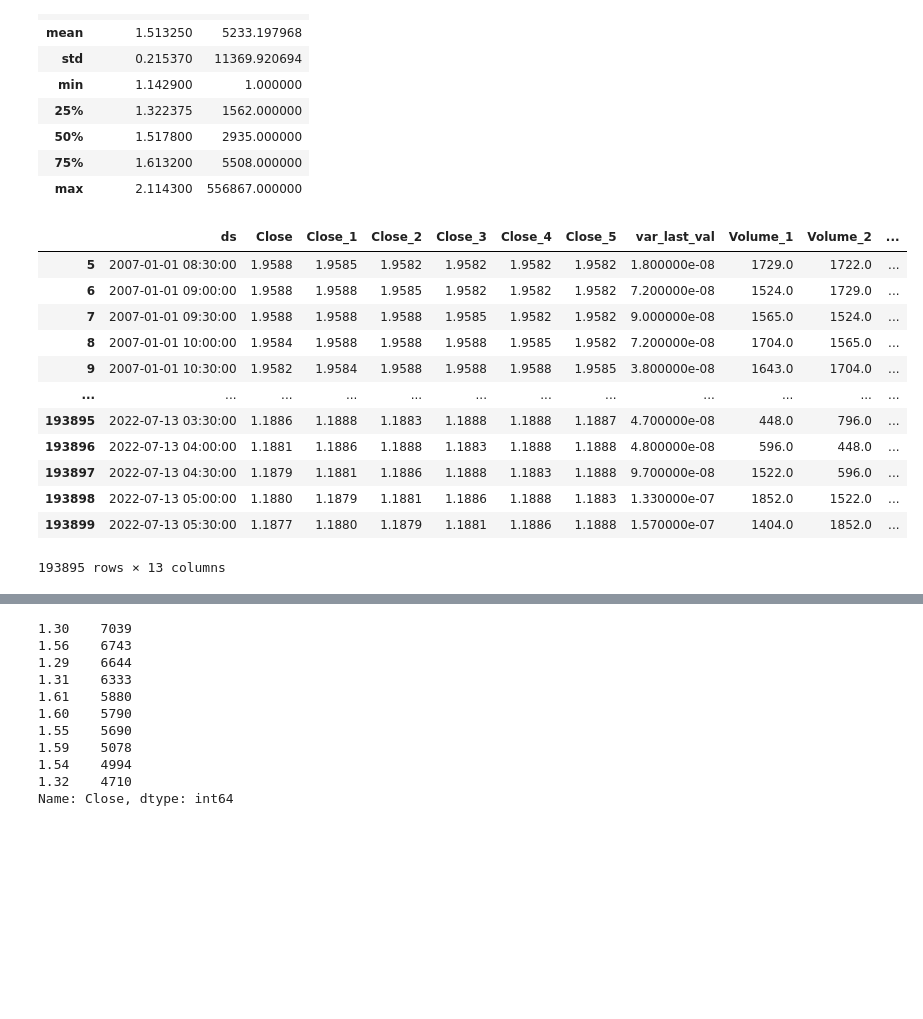
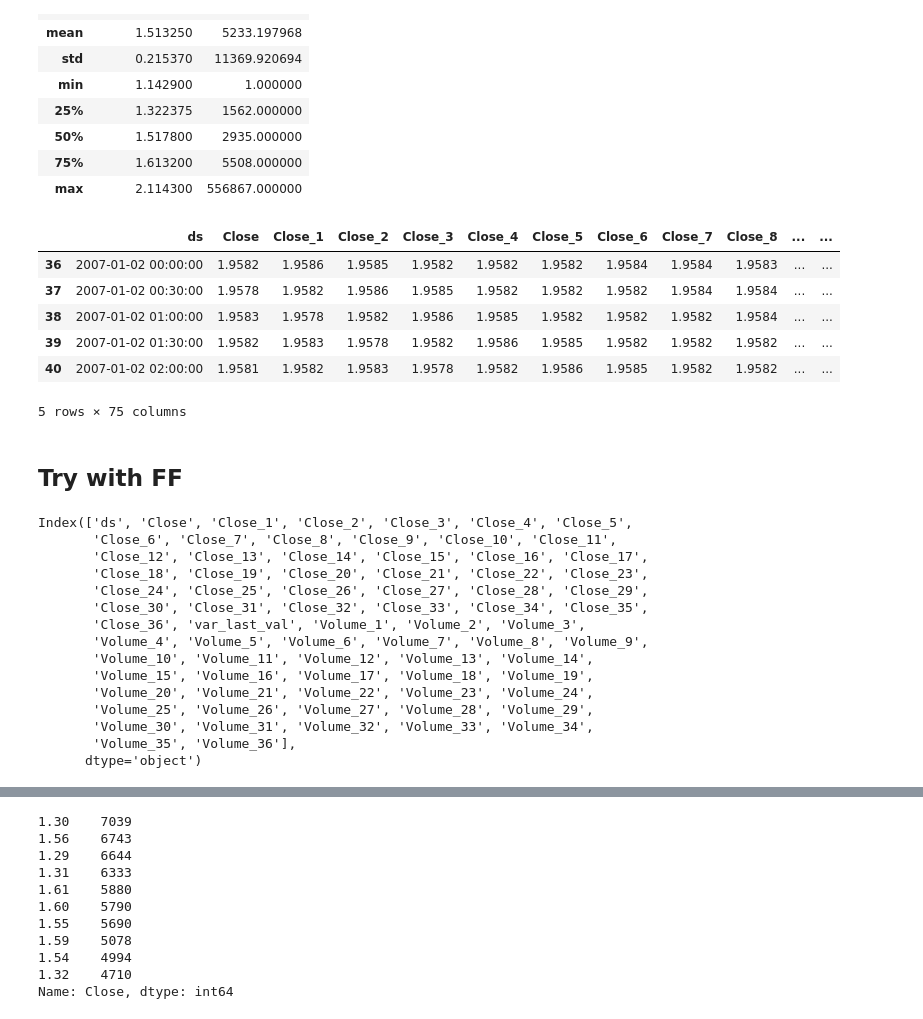
Before and after one commit to an3iitho/Artik-47, a Jupyter notebook: artik_main.ipynb, the cells around one changed output, grey strips where cells are left out. Cells and saved outputs as stored; diff of their text form; code cells hidden in the pictures; blank space fills up the shorter version.

Commit message:
Until calculate_pnl

```diff
--- a/artik_main.ipynb
+++ b/artik_main.ipynb
@@ -51,0 +440,4 @@ PATH_RESULTS = f'~\\Documents\\Artik_47\\Artik-47\\results\\'
+# %%
+# Comprobar si hay algún valor no numérico en las columnas
+for column in ['Close', 'tenkan_sen', 'kijun_sen', 'senkou_span_a', 'senkou_span_b']:
+    print(df_ichi[pd.to_numeric(df[column], errors='coerce').isnull()])
@@ -51,0 +448,3 @@ PATH_RESULTS = f'~\\Documents\\Artik_47\\Artik-47\\results\\'
+# %%
+df = get_data()
+df
@@ -51,0 +565,3 @@ PATH_RESULTS = f'~\\Documents\\Artik_47\\Artik-47\\results\\'
+# %%
+df_ichi = calculate_ichimoku(df)
+df_ichi
@@ -51,0 +661,4 @@ PATH_RESULTS = f'~\\Documents\\Artik_47\\Artik-47\\results\\'
+# %%
+# Comprobar si hay algún valor no numérico en las columnas
+for column in ['Close', 'tenkan_sen', 'kijun_sen', 'senkou_span_a', 'senkou_span_b']:
+    print(df_ichi[pd.to_numeric(df[column], errors='coerce').isnull()])
@@ -103,32 +734,46 @@ def shift_col(df, col_name, n):
 # %%
 df = gbpusd.copy()
 df = df.rename(columns={'Time':'ds'})
 
 #Shift last x values
-last_x = 6
+last_x = 37
 
 df, list_shift = shift_col(df, 'Close', last_x)
 
 #Variance of shift values
 df['var_last_val'] = df[list_shift].var(axis=1)
 
 #Shift volume because is impossible to have on time
 df, _ = shift_col(df, 'Volume', last_x)
 df = df.drop(columns=['Volume'])
 
 df = df.dropna()
-df#.iloc[:,2:].values
+df.head()#.iloc[:,2:].values
 # %% [output]
-|  | ds | Close | Close_1 | Close_2 | Close_3 | Close_4 | Close_5 | var_last_val | Volume_1 | Volume_2 | ... |
-| 5 | 2007-01-01 08:30:00 | 1.9588 | 1.9585 | 1.9582 | 1.9582 | 1.9582 | 1.9582 | 1.800000e-08 | 1729.0 | 1722.0 | ... |
-| 6 | 2007-01-01 09:00:00 | 1.9588 | 1.9588 | 1.9585 | 1.9582 | 1.9582 | 1.9582 | 7.200000e-08 | 1524.0 | 1729.0 | ... |
-| 7 | 2007-01-01 09:30:00 | 1.9588 | 1.9588 | 1.9588 | 1.9585 | 1.9582 | 1.9582 | 9.000000e-08 | 1565.0 | 1524.0 | ... |
-| 8 | 2007-01-01 10:00:00 | 1.9584 | 1.9588 | 1.9588 | 1.9588 | 1.9585 | 1.9582 | 7.200000e-08 | 1704.0 | 1565.0 | ... |
-| 9 | 2007-01-01 10:30:00 | 1.9582 | 1.9584 | 1.9588 | 1.9588 | 1.9588 | 1.9585 | 3.800000e-08 | 1643.0 | 1704.0 | ... |
-| ... | ... | ... | ... | ... | ... | ... | ... | ... | ... | ... | ... |
-| 193895 | 2022-07-13 03:30:00 | 1.1886 | 1.1888 | 1.1883 | 1.1888 | 1.1888 | 1.1887 | 4.700000e-08 | 448.0 | 796.0 | ... |
-| 193896 | 2022-07-13 04:00:00 | 1.1881 | 1.1886 | 1.1888 | 1.1883 | 1.1888 | 1.1888 | 4.800000e-08 | 596.0 | 448.0 | ... |
-| 193897 | 2022-07-13 04:30:00 | 1.1879 | 1.1881 | 1.1886 | 1.1888 | 1.1883 | 1.1888 | 9.700000e-08 | 1522.0 | 596.0 | ... |
-| 193898 | 2022-07-13 05:00:00 | 1.1880 | 1.1879 | 1.1881 | 1.1886 | 1.1888 | 1.1883 | 1.330000e-07 | 1852.0 | 1522.0 | ... |
-| 193899 | 2022-07-13 05:30:00 | 1.1877 | 1.1880 | 1.1879 | 1.1881 | 1.1886 | 1.1888 | 1.570000e-07 | 1404.0 | 1852.0 | ... |
+|  | ds | Close | Close_1 | Close_2 | Close_3 | Close_4 | Close_5 | Close_6 | Close_7 | Close_8 | ... | ... |
+| 36 | 2007-01-02 00:00:00 | 1.9582 | 1.9586 | 1.9585 | 1.9582 | 1.9582 | 1.9582 | 1.9584 | 1.9584 | 1.9583 | ... | ... |
+| 37 | 2007-01-02 00:30:00 | 1.9578 | 1.9582 | 1.9586 | 1.9585 | 1.9582 | 1.9582 | 1.9582 | 1.9584 | 1.9584 | ... | ... |
+| 38 | 2007-01-02 01:00:00 | 1.9583 | 1.9578 | 1.9582 | 1.9586 | 1.9585 | 1.9582 | 1.9582 | 1.9582 | 1.9584 | ... | ... |
+| 39 | 2007-01-02 01:30:00 | 1.9582 | 1.9583 | 1.9578 | 1.9582 | 1.9586 | 1.9585 | 1.9582 | 1.9582 | 1.9582 | ... | ... |
+| 40 | 2007-01-02 02:00:00 | 1.9581 | 1.9582 | 1.9583 | 1.9578 | 1.9582 | 1.9586 | 1.9585 | 1.9582 | 1.9582 | ... | ... |
-193895 rows × 13 columns
+5 rows × 75 columns
+# %% [markdown]
+## Try with FF
+# %%
+df.columns
+# %% [output]
+Index(['ds', 'Close', 'Close_1', 'Close_2', 'Close_3', 'Close_4', 'Close_5',
+       'Close_6', 'Close_7', 'Close_8', 'Close_9', 'Close_10', 'Close_11',
+       'Close_12', 'Close_13', 'Close_14', 'Close_15', 'Close_16', 'Close_17',
+       'Close_18', 'Close_19', 'Close_20', 'Close_21', 'Close_22', 'Close_23',
+       'Close_24', 'Close_25', 'Close_26', 'Close_27', 'Close_28', 'Close_29',
+       'Close_30', 'Close_31', 'Close_32', 'Close_33', 'Close_34', 'Close_35',
+       'Close_36', 'var_last_val', 'Volume_1', 'Volume_2', 'Volume_3',
+       'Volume_4', 'Volume_5', 'Volume_6', 'Volume_7', 'Volume_8', 'Volume_9',
+       'Volume_10', 'Volume_11', 'Volume_12', 'Volume_13', 'Volume_14',
+       'Volume_15', 'Volume_16', 'Volume_17', 'Volume_18', 'Volume_19',
+       'Volume_20', 'Volume_21', 'Volume_22', 'Volume_23', 'Volume_24',
+       'Volume_25', 'Volume_26', 'Volume_27', 'Volume_28', 'Volume_29',
+       'Volume_30', 'Volume_31', 'Volume_32', 'Volume_33', 'Volume_34',
+       'Volume_35', 'Volume_36'],
+      dtype='object')
```
Also changed, not shown: parts of 33 cells of this notebook.
